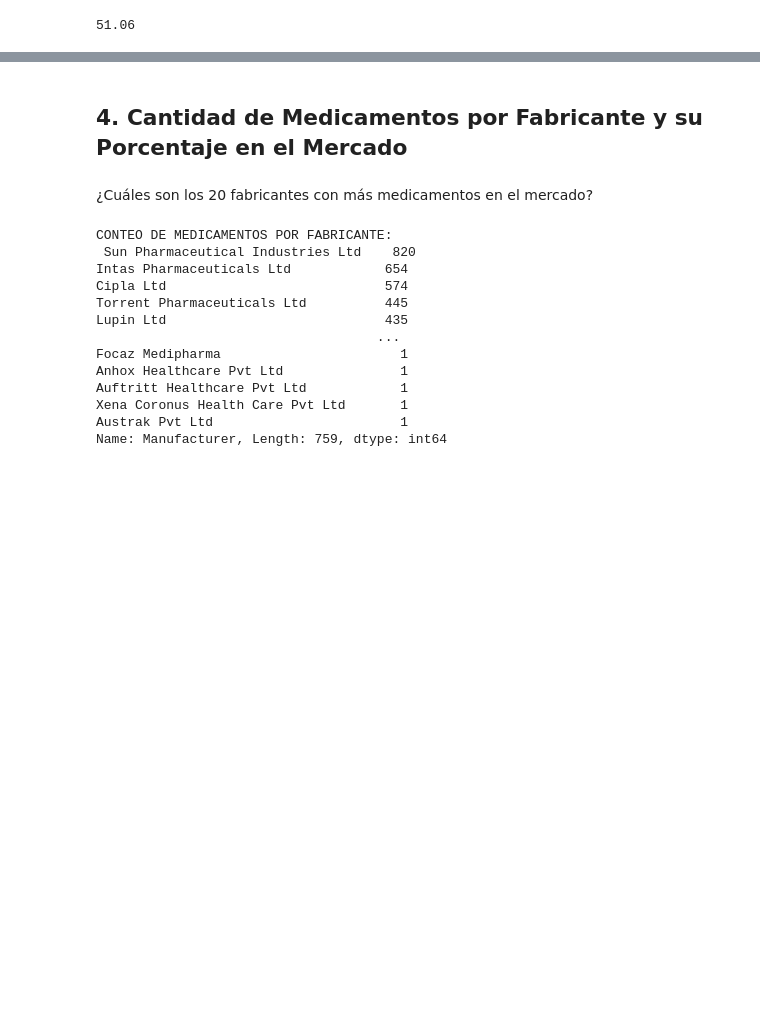
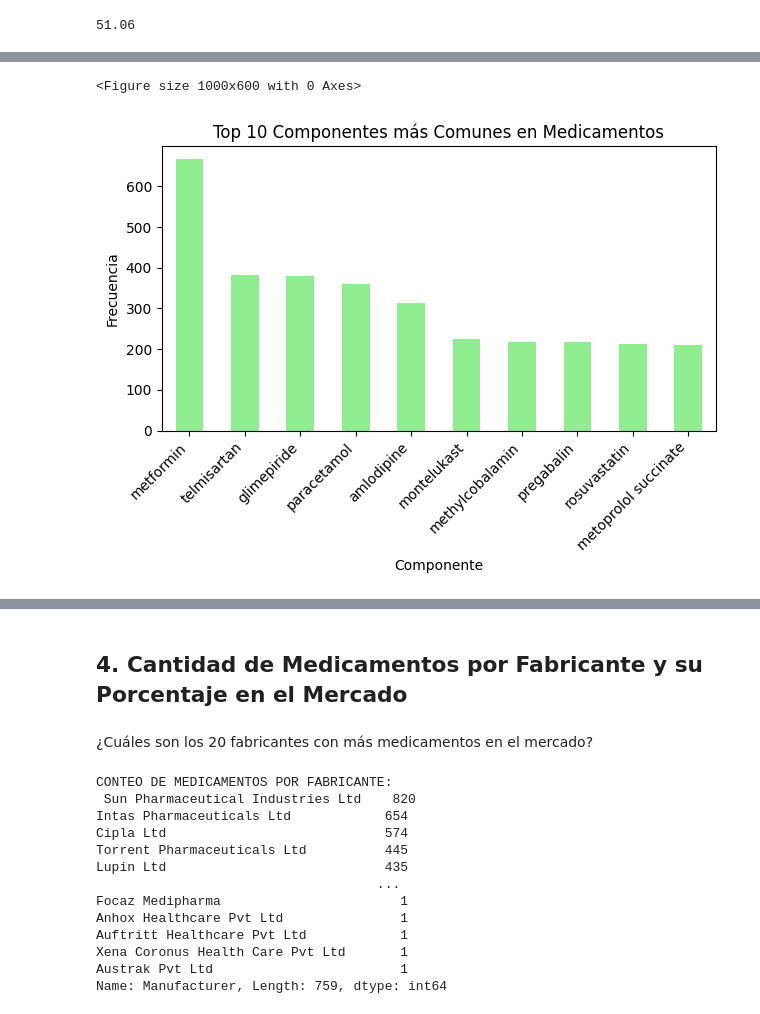
Before and after one commit to Blackie279/11000_Medicamentos, a Jupyter notebook: eda.ipynb, the cells around one changed output, grey strips where cells are left out. Drawn from its saved outputs; the diff is of its cells as text; code cells hidden in the pictures; blank space fills up the shorter version.

```diff
--- a/eda.ipynb
+++ b/eda.ipynb
@@ -101,0 +120,18 @@ porcentaje_top_15_enfermedades
+# %%
+# Separar los componentes por el símbolo '+'
+df['Composition Normal'] = df['Composition'].str.split('+')
+
+# Limpiar los componentes, eliminando dosis y normalizando formato
+def limpiar_componente(componente):
+    # Eliminar cualquier número, dosis o medida entre paréntesis
+    componente_limpio = re.sub(r'\(.*?\)', '', componente)
+    # Eliminar espacios adicionales
+    componente_limpio = componente_limpio.strip()
+    # Convertir todo a minúsculas
+    return componente_limpio.lower()
+
+# Aplicar la función de limpieza a cada componente
+df['Composition Clean'] = df['Composition Normal'].apply(lambda x: [limpiar_componente(comp) for comp in x])
+
+# Mostrar un ejemplo de la columna normalizada
+df[['Composition', 'Composition Clean']].head(10)
@@ -101,0 +150,15 @@ porcentaje_top_15_enfermedades
+# %%
+# Aplanar la lista de componentes para que todos estén en una sola lista
+todos_los_componentes = [componente for sublist in df['Composition Clean'] for componente in sublist]
+
+# Contar la frecuencia de cada componente
+contador_componentes = Counter(todos_los_componentes)
+
+# Convertir a DataFrame para ordenarlo
+df_componentes = pd.DataFrame(contador_componentes.items(), columns=['Componente', 'Frecuencia'])
+
+# Ordenar por la frecuencia
+df_componentes = df_componentes.sort_values(by='Frecuencia', ascending=False)
+
+# Mostrar los 10 componentes más comunes
+df_componentes.head(10)
@@ -101,0 +177,14 @@ porcentaje_top_15_enfermedades
+# %%
+# Crear un gráfico de barras para visualizar los componentes más comunes
+import matplotlib.pyplot as plt
+
+plt.figure(figsize=(10,6))
+df_componentes.head(10).plot(kind='bar', x='Componente', y='Frecuencia', color='lightgreen', legend=False)
+plt.title('Top 10 Componentes más Comunes en Medicamentos')
+plt.ylabel('Frecuencia')
+plt.xticks(rotation=45, ha='right')
+plt.tight_layout()
+plt.show()
+# %% [output]
+<Figure size 1000x600 with 0 Axes>
+[figure, added]
```
Also changed, not shown: parts of 9 cells of this notebook.
